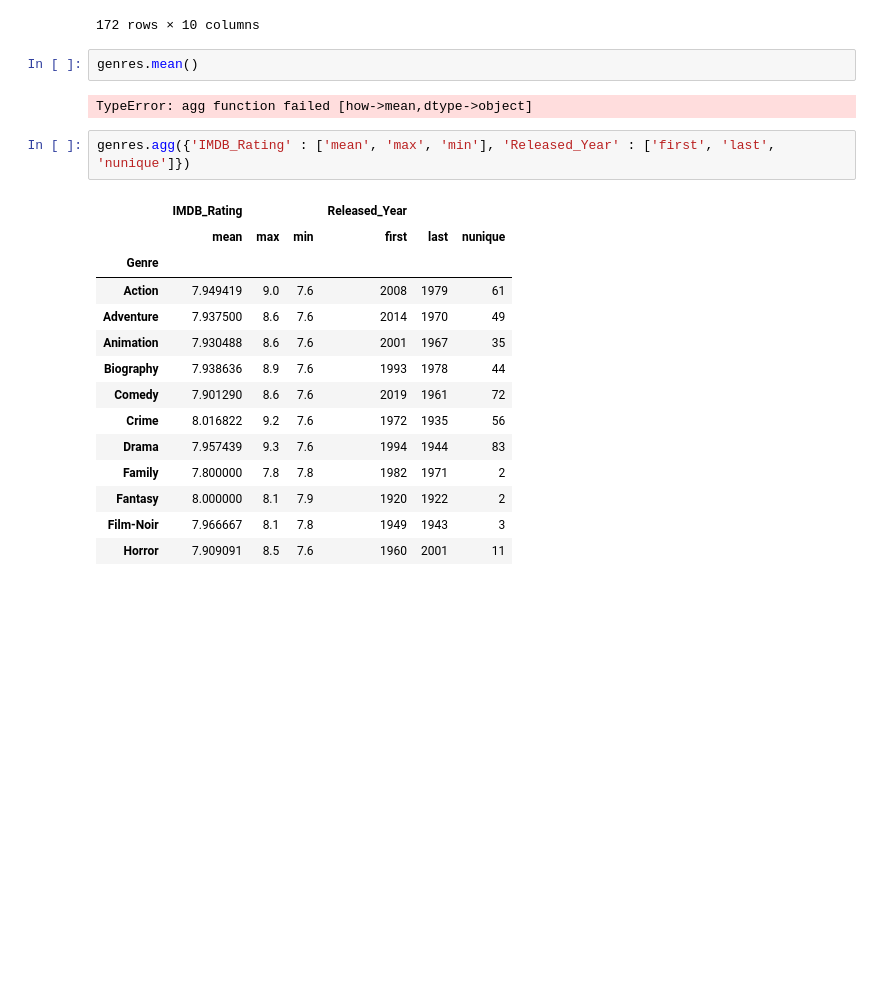
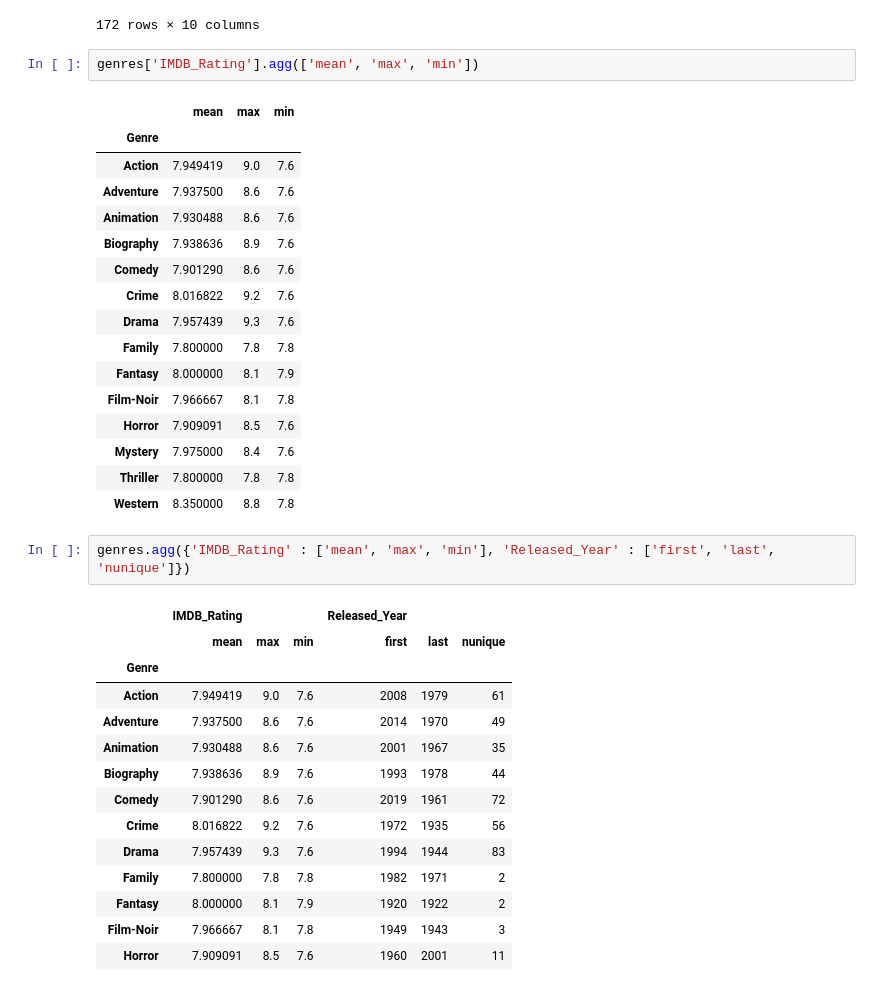
Before and after one commit to Shrikantlala24/Pandas, a Jupyter notebook: group_by_.ipynb, the cells around one changed output. Drawn from its saved outputs; the diff is of its cells as text; blank space fills up the shorter version.

```diff
--- a/group_by_.ipynb
+++ b/group_by_.ipynb
@@ -76,9 +76,24 @@ genres.get_group('Action')
 | 985 | Escape from Alcatraz | 1979 | 112 | Action | 7.6 | Don Siegel | Clint Eastwood | 121731 | 43000000.0 | ... |
 172 rows × 10 columns
 # %%
-genres.mean()
+genres['IMDB_Rating'].agg(['mean', 'max', 'min'])
 # %% [output]
-TypeError: agg function failed [how->mean,dtype->object]
+|  | mean | max | min |
+| Genre |  |  |  |
+| Action | 7.949419 | 9.0 | 7.6 |
+| Adventure | 7.937500 | 8.6 | 7.6 |
+| Animation | 7.930488 | 8.6 | 7.6 |
+| Biography | 7.938636 | 8.9 | 7.6 |
+| Comedy | 7.901290 | 8.6 | 7.6 |
+| Crime | 8.016822 | 9.2 | 7.6 |
+| Drama | 7.957439 | 9.3 | 7.6 |
+| Family | 7.800000 | 7.8 | 7.8 |
+| Fantasy | 8.000000 | 8.1 | 7.9 |
+| Film-Noir | 7.966667 | 8.1 | 7.8 |
+| Horror | 7.909091 | 8.5 | 7.6 |
+| Mystery | 7.975000 | 8.4 | 7.6 |
+| Thriller | 7.800000 | 7.8 | 7.8 |
+| Western | 8.350000 | 8.8 | 7.8 |
 # %%
 genres.agg({'IMDB_Rating' : ['mean', 'max', 'min'], 'Released_Year' : ['first', 'last', 'nunique']})
 # %% [output]
```
Also changed, not shown: parts of 2 cells of this notebook.
